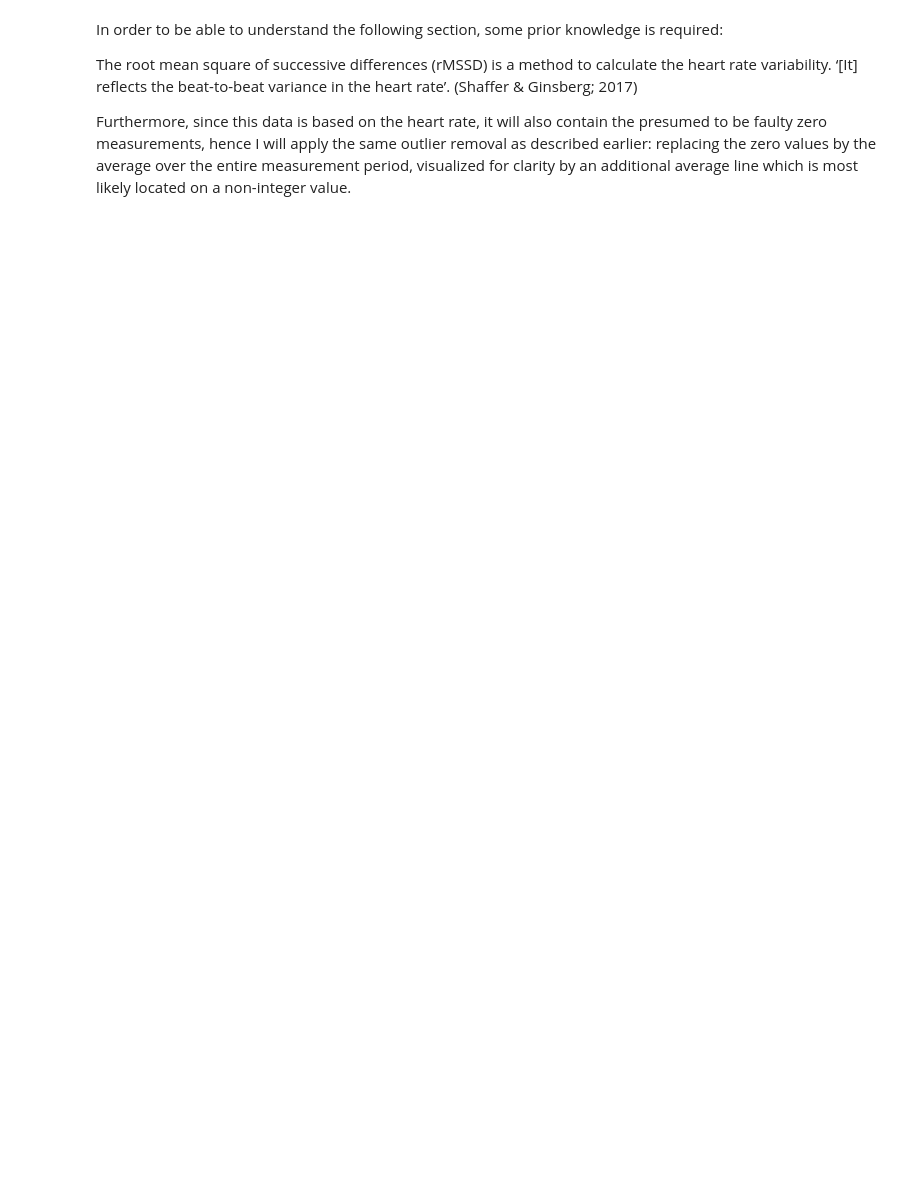
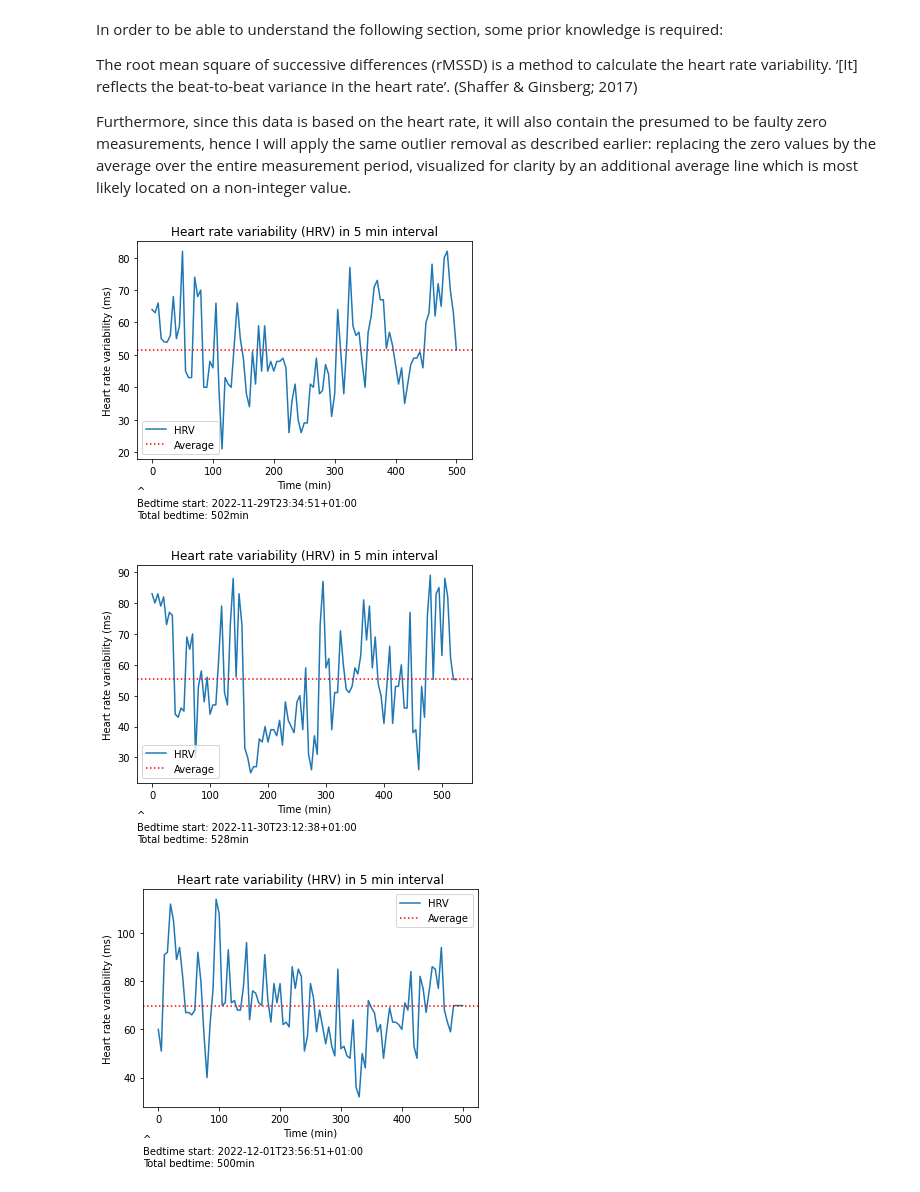
Before and after one commit to thalianajjar/internship_code, a Jupyter notebook: oura_data.ipynb, the cells around one changed output. Saved outputs shown, nothing was run; the diff lists cells and outputs as text; code cells hidden in the pictures; blank space fills up the shorter version.

```diff
--- a/oura_data.ipynb
+++ b/oura_data.ipynb
@@ -259,24 +250,28 @@ Furthermore, since this data is based on the heart rate, it will also contain th
 # %%
 # Removing 0 values in the continuous data and plotting it for the last week
 counter=-1
 for i in data['sleep']:
     counter+=1
-    if counter>(570-7):
-        rmssd5=i['rmssd_5min']
-        n_nonzero=len(numpy.nonzero(rmssd5)[0])
+    if counter>(175-7):
+        hrv=i['hrv']['items']
+        n_nonzero=len(numpy.nonzero(hrv)[0])
         nonzero_sum=0
-        for j in numpy.nonzero(rmssd5)[0]:
-            nonzero_sum+=rmssd5[j]
+        for j in numpy.nonzero(hrv)[0]:
+            nonzero_sum+=hrv[j]
         nonzero_avg=nonzero_sum/n_nonzero
-        for k in range(0,len(rmssd5)):
-            if rmssd5[k]==0:
-                rmssd5[k]=nonzero_avg
+        for k in range(0,len(hrv)):
+            if hrv[k]==0:
+                hrv[k]=nonzero_avg
         fig,ax=plt.subplots()
-        ax.plot(rmssd5)
+        ax.plot(hrv)
         ax.axhline(y=nonzero_avg,c='r',linestyle='dotted')
-        ax.set_title('Heart rate variability using rMSSD in 5 min interval')
-        ax.set_ylabel('rMSSD')
+        ax.set_title('Heart rate variability (HRV) in 5 min interval')
+        ax.set_ylabel('Heart rate variability (ms)')
         ax.set_xlabel('Time (min)')
         ax.set_xticklabels(['-1','0','100','200','300','400','500','600'])
-        ax.legend(['rMSSD','Average'])
-        fig.text(0.125,-0.08,'^\nBedtime start: {}\nTotal bedtime: {}min'.format(i['bedtime_start'],int(i['duration']/60)))
+        ax.legend(['HRV','Average'])
+        fig.text(0.125,-0.08,'^\nBedtime start: {}\nTotal bedtime: {}min'.format(i['bedtime_start'],int(i['time_in_bed']/60)))
+# %% [output]
+[figure, added]
+[figure, added]
+[figure, added]
```
Also changed, not shown: parts of 11 cells of this notebook, 9 other files.
